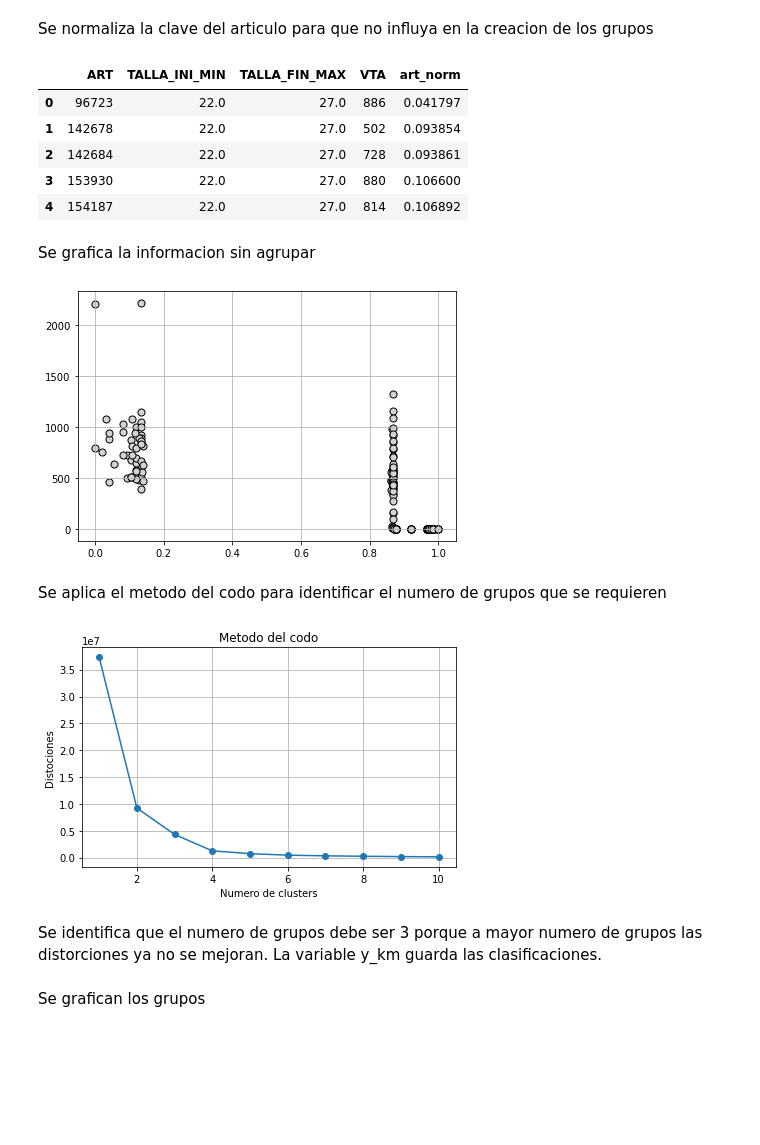
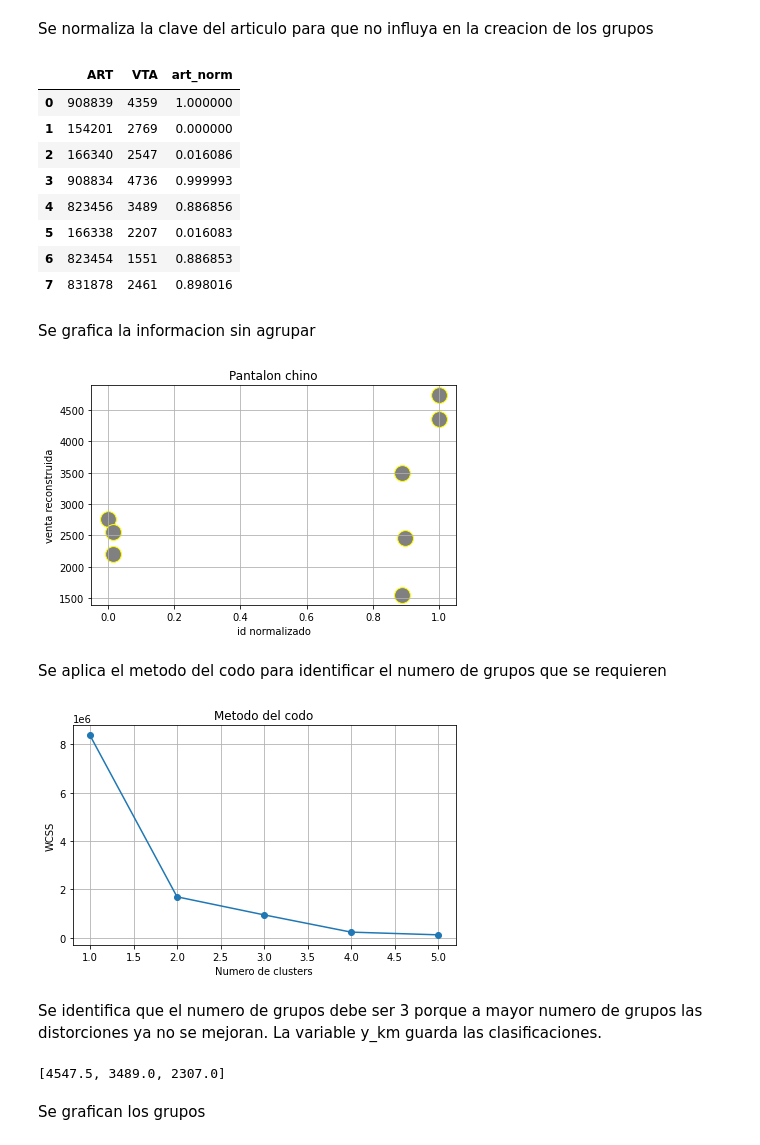
Before and after one commit to jcjimenezb123/PFM_PronosticoDemanda, a Jupyter notebook: KMeansVentasSegmento.ipynb, the cells around one changed output. Saved outputs shown, nothing was run; the diff lists cells and outputs as text; code cells hidden in the pictures; blank space fills up the shorter version.

```diff
--- a/KMeansVentasSegmento.ipynb
+++ b/KMeansVentasSegmento.ipynb
@@ -45,6 +45,11 @@ df.head(5)
 | 2 | 142684 | 22.0 | 27.0 | 728 |
 | 3 | 153930 | 22.0 | 27.0 | 880 |
 | 4 | 154187 | 22.0 | 27.0 | 814 |
+# %%
+lst1=[908839,154201,166340,908834,823456,166338,823454,831878]
+lst2=[4359,2769,2547,4736,3489,2207,1551,2461]
+df = pd.DataFrame(list(zip(lst1, lst2)),
+               columns =['ART', 'VTA'])
 # %% [markdown]
 Se normaliza la clave del articulo para que no influya en la creacion de los grupos
 # %%
@@ -53,14 +58,17 @@ min_max_scaler = preprocessing.MinMaxScaler()
 x_scaled = min_max_scaler.fit_transform(x)
 df['art_norm'] = pd.DataFrame(x_scaled)
 # %%
-df.head(5)
+df
 # %% [output]
-|  | ART | TALLA_INI_MIN | TALLA_FIN_MAX | VTA | art_norm |
-| 0 | 96723 | 22.0 | 27.0 | 886 | 0.041797 |
-| 1 | 142678 | 22.0 | 27.0 | 502 | 0.093854 |
-| 2 | 142684 | 22.0 | 27.0 | 728 | 0.093861 |
-| 3 | 153930 | 22.0 | 27.0 | 880 | 0.106600 |
-| 4 | 154187 | 22.0 | 27.0 | 814 | 0.106892 |
+|  | ART | VTA | art_norm |
+| 0 | 908839 | 4359 | 1.000000 |
+| 1 | 154201 | 2769 | 0.000000 |
+| 2 | 166340 | 2547 | 0.016086 |
+| 3 | 908834 | 4736 | 0.999993 |
+| 4 | 823456 | 3489 | 0.886856 |
+| 5 | 166338 | 2207 | 0.016083 |
+| 6 | 823454 | 1551 | 0.886853 |
+| 7 | 831878 | 2461 | 0.898016 |
 # %% [markdown]
 Se grafica la informacion sin agrupar
 # %%
@@ -68,14 +76,17 @@ X=df[['art_norm','VTA']].to_numpy()
 # %%
 plt.scatter(X[:,0],
            X[:,1],
-           c='lightgray',
+           c='gray',
            marker='o',
-           edgecolor='black',
-           s=50)
+           edgecolor='yellow',
+           s=250)
 plt.grid()
+plt.title('Pantalon chino')
+plt.xlabel('id normalizado')
+plt.ylabel('venta reconstruida')
 plt.tight_layout()
 # %% [output]
-[figure, old version]
+[figure, new version]
 # %% [markdown]
 Se aplica el metodo del codo para identificar el numero de grupos que se requieren
 # %%
@@ -89,15 +100,15 @@ for i in range(1,11):
     km.fit(X)
     distorcions.append(km.inertia_)
 # %%
-plt.plot(range(1,11),distorcions,marker='o')
+plt.plot(range(1,6),distorcions,marker='o')
 plt.title('Metodo del codo')
 plt.xlabel('Numero de clusters')
-plt.ylabel('Distociones')
+plt.ylabel('WCSS')
 plt.tight_layout()
 plt.grid()
 plt.show()
 # %% [output]
-[figure, old version]
+[figure, new version]
 # %% [markdown]
 Se identifica que el numero de grupos debe ser 3 porque a mayor numero de grupos las distorciones ya no se mejoran. La variable y_km guarda las clasificaciones.
 # %%
@@ -109,6 +119,10 @@ km=KMeans(n_clusters=3,
          tol=1e-4,
          random_state=0)
 y_km=km.fit_predict(X)
+# %%
+print(sorted(km.cluster_centers_[:,1],reverse=True))
+# %% [output]
+[4547.5, 3489.0, 2307.0]
 # %% [markdown]
 Se grafican los grupos
 # %%
```
Also changed, not shown: parts of 5 cells of this notebook.
